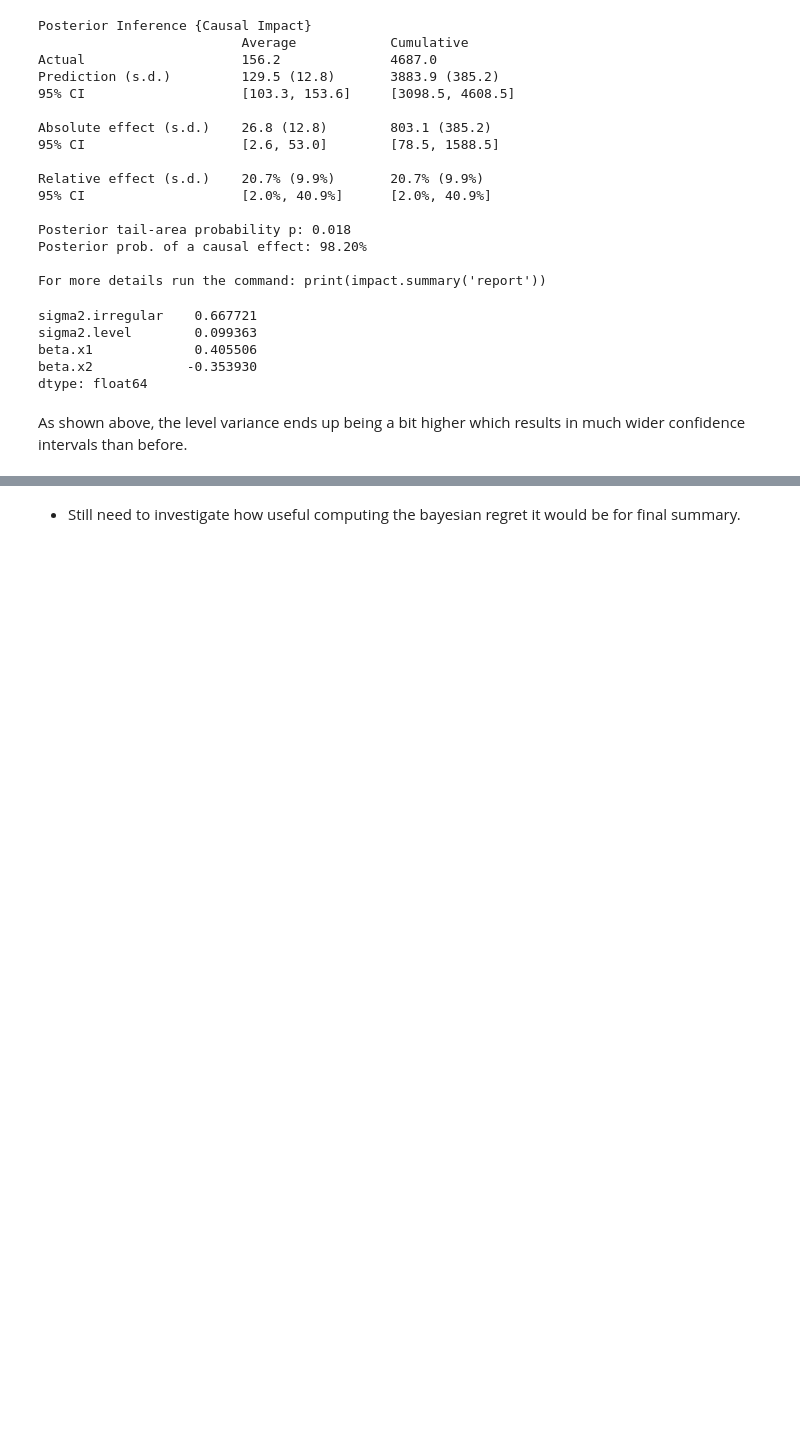
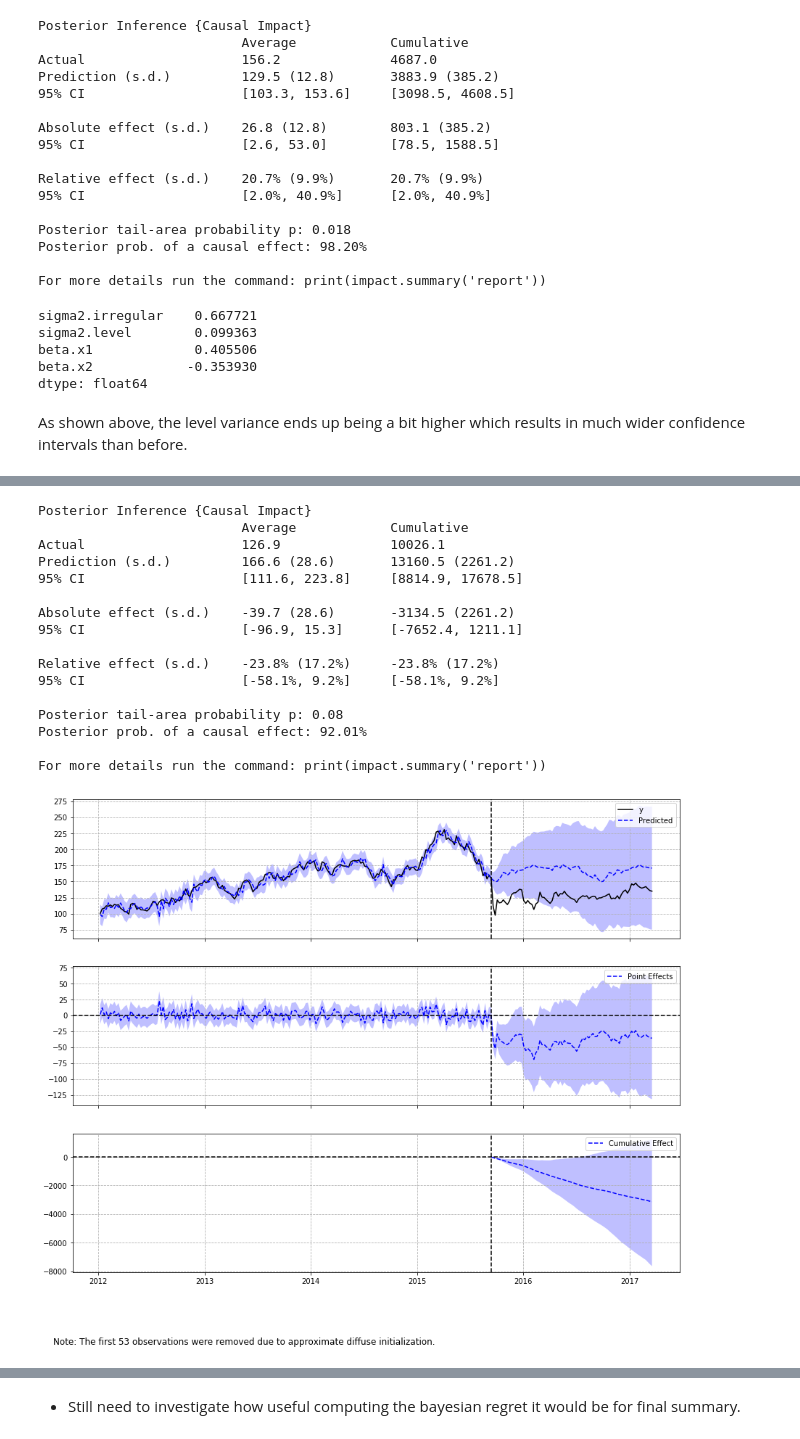
Before and after one commit to rikayi/causalimpact, a Jupyter notebook: examples/getting_started.ipynb, the cells around one changed output, grey strips where cells are left out. Saved outputs shown, nothing was run; the diff lists cells and outputs as text; code cells hidden in the pictures; blank space fills up the shorter version.

```diff
--- a/examples/getting_started.ipynb
+++ b/examples/getting_started.ipynb
@@ -468,0 +544,23 @@ As shown above, the level variance ends up being a bit higher which results in m
+# %%
+ci = CausalImpact(data.iloc[:, 0], pre_period, post_period, prior_level_sd=None, nseasons=[{'period': 52}])
+
+print(ci.summary())
+ci.plot()
+# %% [output]
+Posterior Inference {Causal Impact}
+                          Average            Cumulative
+Actual                    126.9              10026.1
+Prediction (s.d.)         166.6 (28.6)       13160.5 (2261.2)
+95% CI                    [111.6, 223.8]     [8814.9, 17678.5]
+
+Absolute effect (s.d.)    -39.7 (28.6)       -3134.5 (2261.2)
+95% CI                    [-96.9, 15.3]      [-7652.4, 1211.1]
+
+Relative effect (s.d.)    -23.8% (17.2%)     -23.8% (17.2%)
+95% CI                    [-58.1%, 9.2%]     [-58.1%, 9.2%]
+
+Posterior tail-area probability p: 0.08
+Posterior prob. of a causal effect: 92.01%
+
+For more details run the command: print(impact.summary('report'))
+[figure, added]
```
Also changed, not shown: parts of 19 cells of this notebook, 9 other files.
